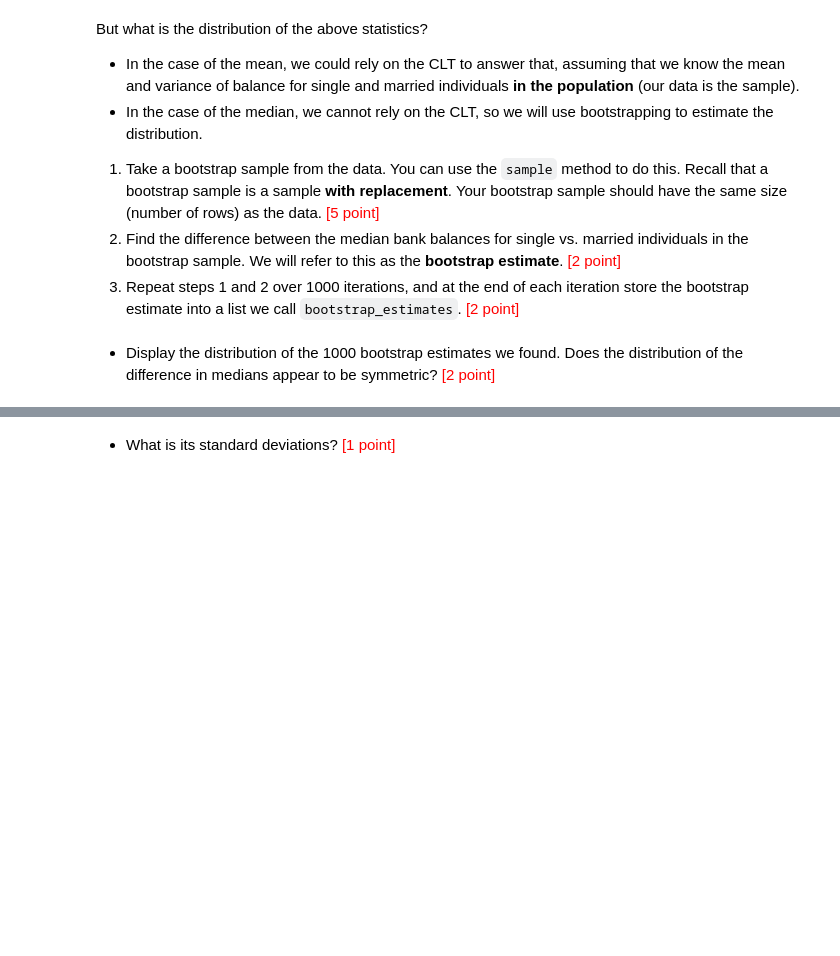
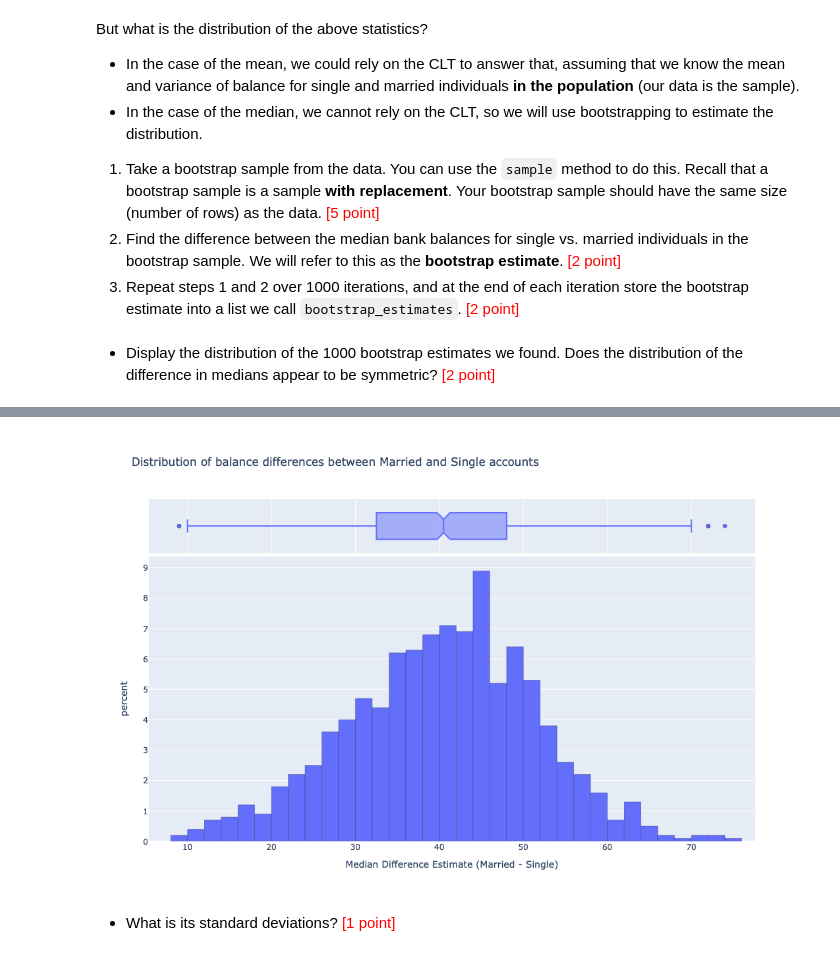
Before and after one commit to darynwhite/DataScienceCert, a Jupyter notebook: DSCI520/Assignments/DarynWhite-L05-submitted.ipynb, the cells around one changed output, grey strips where cells are left out. Cells and saved outputs as stored; diff of their text form; code cells hidden in the pictures; blank space fills up the shorter version.

```diff
--- a/DSCI520/Assignments/DarynWhite-L05-submitted.ipynb
+++ b/DSCI520/Assignments/DarynWhite-L05-submitted.ipynb
@@ -62,7 +79,9 @@ fig = pxp.histogram(
     histnorm='percent',
     height=700,
     labels={'difference':'Median Difference Estimate (Married - Single)'},
-    title="Distribution of balance differences between Married and Single accounts"
+    title="Distribution of balance differences between Married and Single accounts",
+    marginal="box",
     )
 fig.update_traces(marker=dict(line_width=0.25, line_color="black"))
 fig.show()
+# %% [output]
@@ -69,3 +89,4 @@ fig.show()
+[figure, added]
 # %% [markdown]
 - What is its standard deviations? <span style="color:red" float:right>[1 point]</span>
 # %%
```
Also changed, not shown: parts of 5 cells of this notebook, 3 other files.
